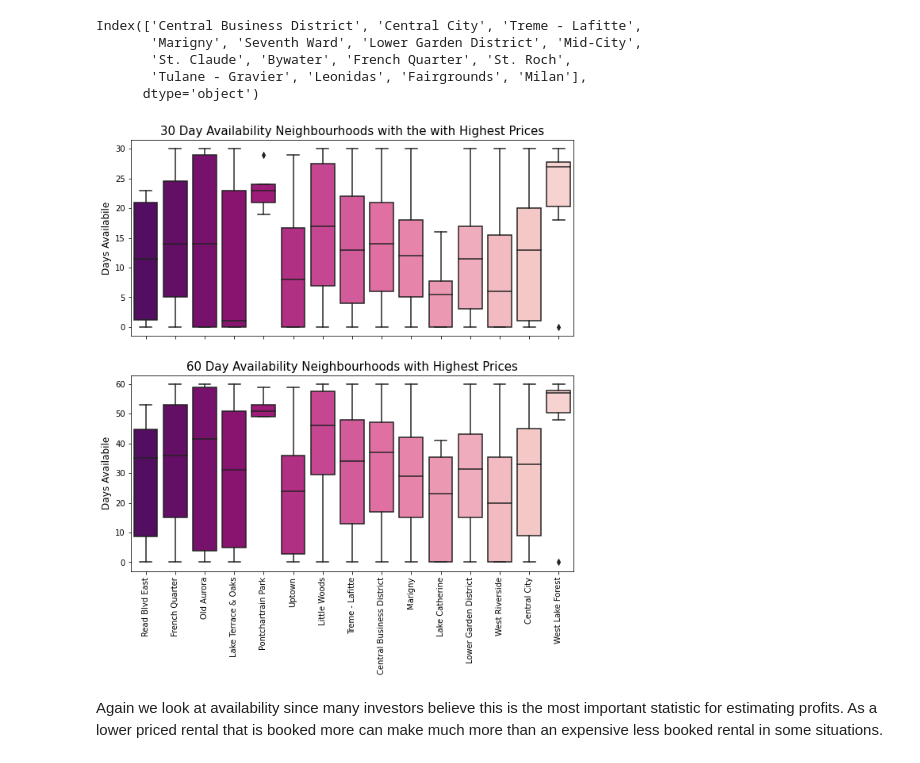
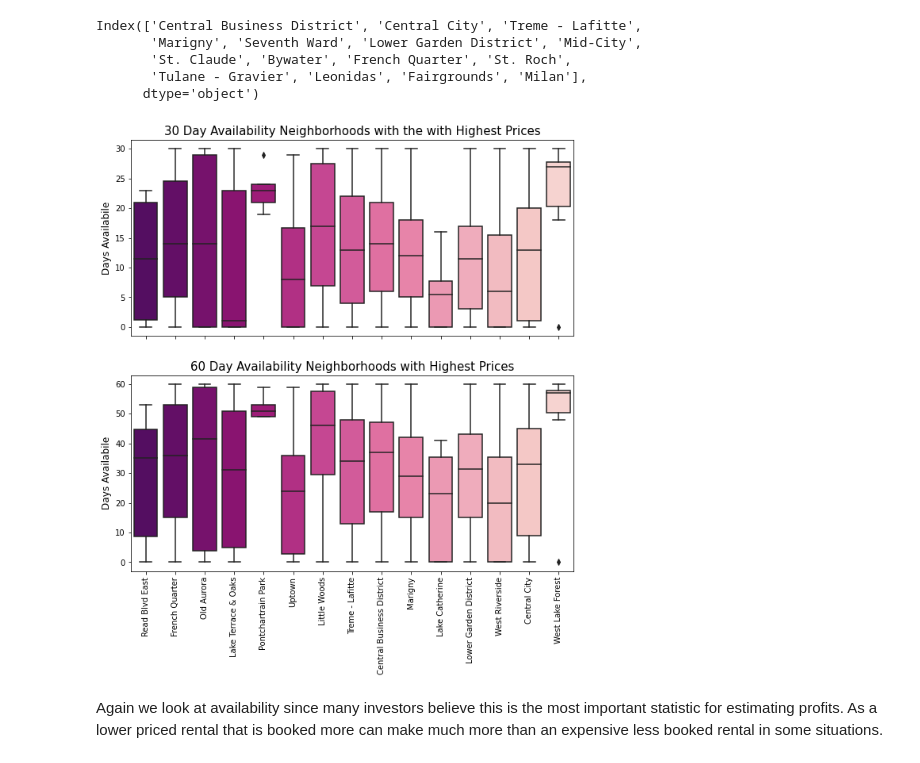
Before and after one commit to rachelfein/capstone, a Jupyter notebook: EDA & Preprocessing.ipynb, the cells around one changed output. Saved outputs shown, nothing was run; the diff lists cells and outputs as text; code cells hidden in the pictures.

```diff
--- a/EDA & Preprocessing.ipynb
+++ b/EDA & Preprocessing.ipynb
@@ -772,31 +785,31 @@ Index(['Central Business District', 'Central City', 'Treme - Lafitte',
        'Tulane - Gravier', 'Leonidas', 'Fairgrounds', 'Milan'],
       dtype='object')
 # %%
-# View neighourhoods with the highest price
+# View neighborhoods with the highest price
 plot_order_price = regression.groupby('neighbourhood_cleansed')['price'].mean().sort_values(ascending=False).iloc[:15].index.values
 color = sns.color_palette("RdPu_r", 18)
 
-# Plot availability for 30 & 60 days for neighbourhoods with the highest priced airbnbs
+# Plot availability for 30 & 60 days for neighborhoods with the highest priced airbnbs
 fig, axs = plt.subplots(nrows=2,sharex=True, figsize=(10,10))
 
 sns.boxplot(data=regression, x='neighbourhood_cleansed', y='availability_30', palette=color,
               order=plot_order_price, ax=axs[0])
 ax=axs[0].set_xlabel('', fontsize=12)
 ax=axs[0].set_ylabel('Days Availabile', fontsize=12)
-ax=axs[0].set_title('30 Day Availability Neighbourhoods with the with Highest Prices', fontsize=15)
+ax=axs[0].set_title('30 Day Availability Neighborhoods with the with Highest Prices', fontsize=15)
 plt.xticks(rotation=90)
 
-# Plot availability for 30 & 60 days for neighbourhoods with the highest priced airbnbs
+# Plot availability for 30 & 60 days for neighborhoods with the highest priced airbnbs
 sns.boxplot(data=regression, x='neighbourhood_cleansed', y='availability_60', palette=color,
               order=plot_order_price, ax=axs[1])
 ax=axs[1].set_xlabel('', fontsize=12)
 ax=axs[1].set_ylabel('Days Availabile', fontsize=12)
-ax=axs[1].set_title('60 Day Availability Neighbourhoods with Highest Prices', fontsize=15)
+ax=axs[1].set_title('60 Day Availability Neighborhoods with Highest Prices', fontsize=15)
 plt.xticks(rotation=90)
 
 plt.show()
 # %% [output]
-[figure, old version]
+[figure, new version]
 # %% [markdown]
 Again we look at availability since many investors believe this is the most important statistic for estimating profits. As a lower priced rental that is booked more can make much more than an expensive less booked rental in some situations.
 # %%
```
Also changed, not shown: parts of 56 cells of this notebook.
